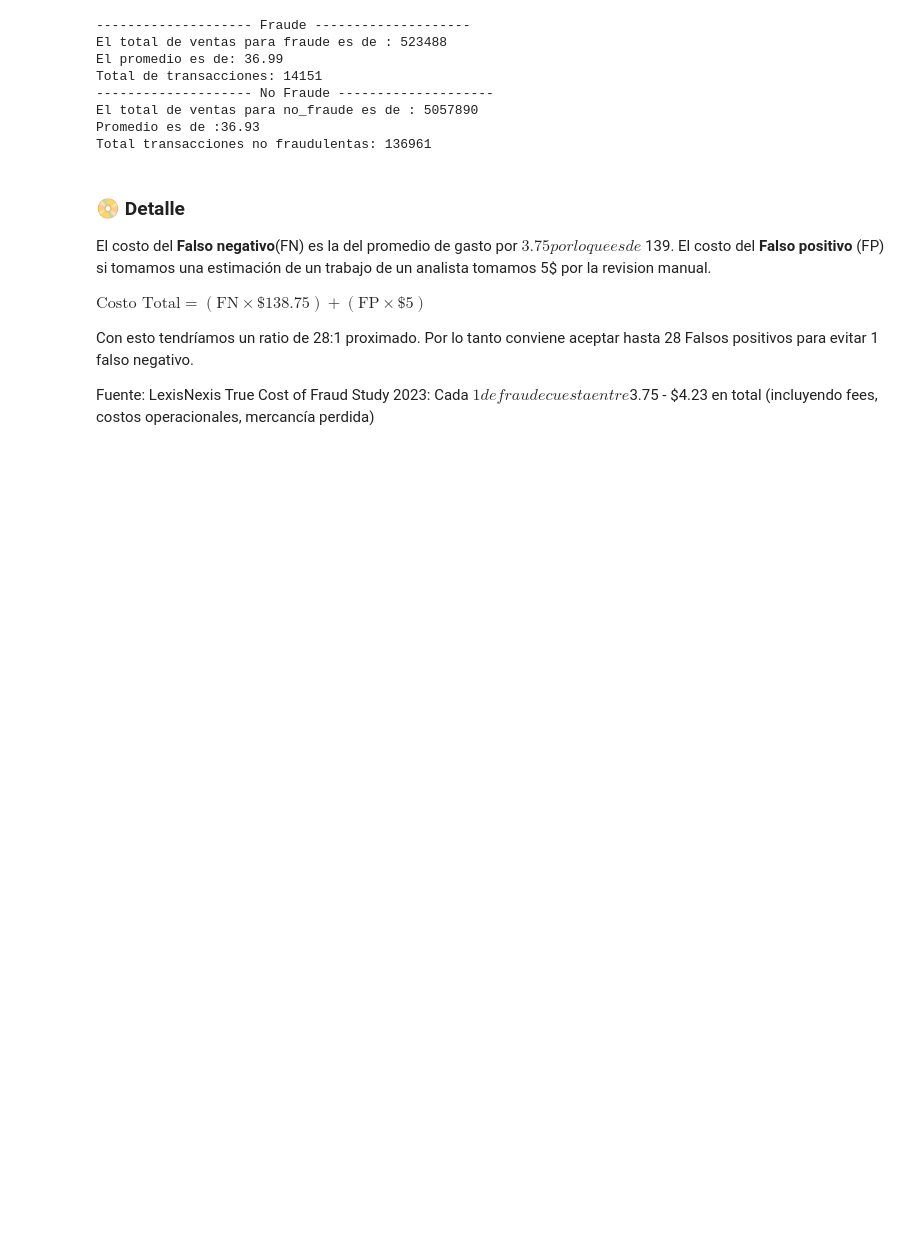
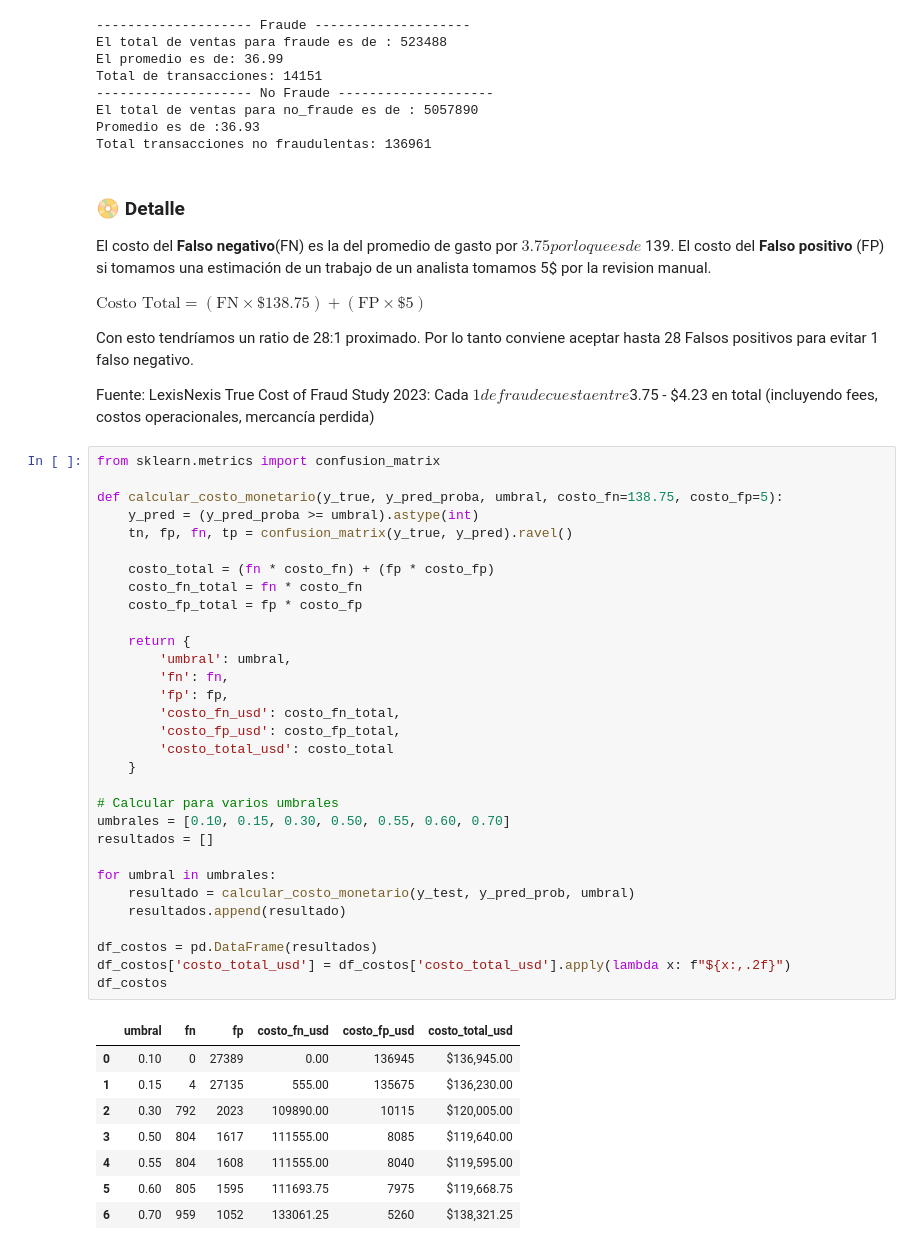
Before and after one commit to LLAES07/fraude_deteccion, a Jupyter notebook: notebook/main.ipynb, the cells around one changed output. Cells and saved outputs as stored; diff of their text form; blank space fills up the shorter version.

Commit message:
Agregado costo total

```diff
--- a/notebook/main.ipynb
+++ b/notebook/main.ipynb
@@ -1986,3 +1986,43 @@ Con esto tendríamos un ratio de 28:1 proximado. Por lo tanto conviene aceptar h
 
 
 Fuente: LexisNexis True Cost of Fraud Study 2023: Cada $1 de fraude cuesta entre $3.75 - $4.23 en total (incluyendo fees, costos operacionales, mercancía perdida)
+# %%
+from sklearn.metrics import confusion_matrix
+
+def calcular_costo_monetario(y_true, y_pred_proba, umbral, costo_fn=138.75, costo_fp=5):
+    y_pred = (y_pred_proba >= umbral).astype(int)
+    tn, fp, fn, tp = confusion_matrix(y_true, y_pred).ravel()
+
+    costo_total = (fn * costo_fn) + (fp * costo_fp)
+    costo_fn_total = fn * costo_fn
+    costo_fp_total = fp * costo_fp
+
+    return {
+        'umbral': umbral,
+        'fn': fn,
+        'fp': fp,
+        'costo_fn_usd': costo_fn_total,
+        'costo_fp_usd': costo_fp_total,
+        'costo_total_usd': costo_total
+    }
+
+# Calcular para varios umbrales
+umbrales = [0.10, 0.15, 0.30, 0.50, 0.55, 0.60, 0.70]
+resultados = []
+
+for umbral in umbrales:
+    resultado = calcular_costo_monetario(y_test, y_pred_prob, umbral)
+    resultados.append(resultado)
+
+df_costos = pd.DataFrame(resultados)
+df_costos['costo_total_usd'] = df_costos['costo_total_usd'].apply(lambda x: f"${x:,.2f}")
+df_costos
+# %% [output]
+|  | umbral | fn | fp | costo_fn_usd | costo_fp_usd | costo_total_usd |
+| 0 | 0.10 | 0 | 27389 | 0.00 | 136945 | $136,945.00 |
+| 1 | 0.15 | 4 | 27135 | 555.00 | 135675 | $136,230.00 |
+| 2 | 0.30 | 792 | 2023 | 109890.00 | 10115 | $120,005.00 |
+| 3 | 0.50 | 804 | 1617 | 111555.00 | 8085 | $119,640.00 |
+| 4 | 0.55 | 804 | 1608 | 111555.00 | 8040 | $119,595.00 |
+| 5 | 0.60 | 805 | 1595 | 111693.75 | 7975 | $119,668.75 |
+| 6 | 0.70 | 959 | 1052 | 133061.25 | 5260 | $138,321.25 |
```
